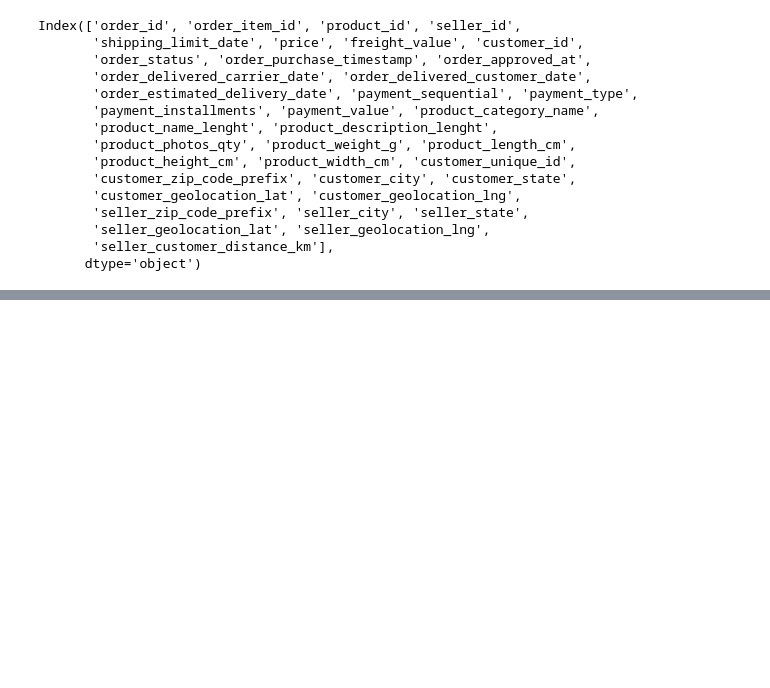
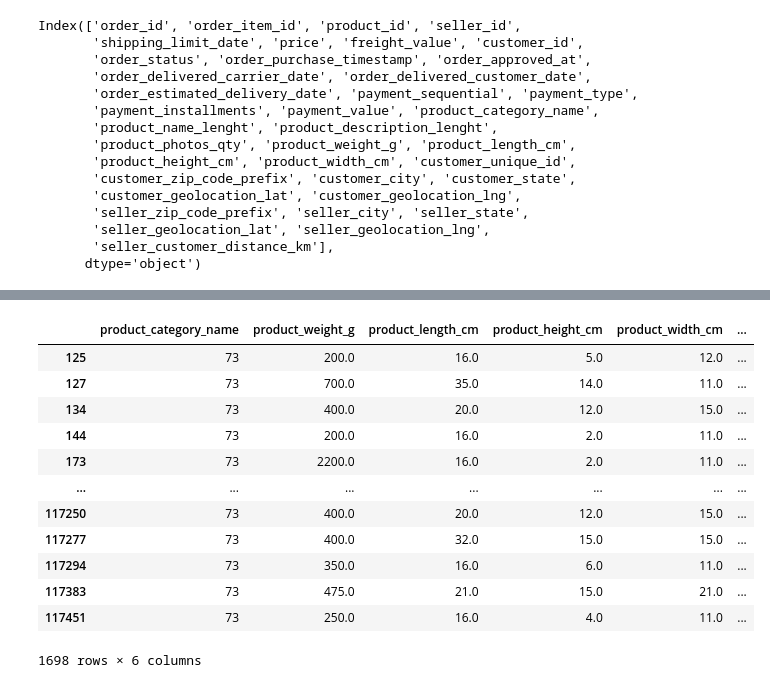
Before and after one commit to malifnasrulloh/Analysis-Data-E-Commerce, a Jupyter notebook: data_prep.ipynb, the cells around one changed output, grey strips where cells are left out. Saved outputs shown, nothing was run; the diff lists cells and outputs as text; code cells hidden in the pictures; blank space fills up the shorter version.

```diff
--- a/data_prep.ipynb
+++ b/data_prep.ipynb
@@ -27,7 +27,7 @@ state.sample(5, random_state=42)
 | 23 | RO | Rondônia |
 | 2 | AC | Acre |
 # %%
-products.replace(dict(product_translation.values), inplace=True)
+products.product_category_name = products.product_category_name.replace(dict(product_translation.values))
 products.sample(5, random_state=42)
 # %% [output]
 |  | product_id | product_category_name | product_name_lenght | product_description_lenght | product_photos_qty | ... |
@@ -272,0 +319,3 @@ Index(['order_id', 'order_item_id', 'product_id', 'seller_id',
+# %%
+price_prediction = detailed_orders_data[['product_category_name','product_weight_g', 'product_length_cm', 'product_height_cm', 'product_width_cm', 'price']]
+price_prediction.sample(5, random_state=42)
@@ -272,0 +339,7 @@ Index(['order_id', 'order_item_id', 'product_id', 'seller_id',
+# %%
+from sklearn.preprocessing import LabelEncoder
+
+product_category_name_encoder = LabelEncoder()
+price_prediction['product_category_name'] = product_category_name_encoder.fit_transform(price_prediction.product_category_name)
+
+dict(enumerate(product_category_name_encoder.classes_))
@@ -272,0 +369,16 @@ Index(['order_id', 'order_item_id', 'product_id', 'seller_id',
+# %%
+price_prediction[price_prediction.product_category_name==73]
+# %% [output]
+|  | product_category_name | product_weight_g | product_length_cm | product_height_cm | product_width_cm | ... |
+| 125 | 73 | 200.0 | 16.0 | 5.0 | 12.0 | ... |
+| 127 | 73 | 700.0 | 35.0 | 14.0 | 11.0 | ... |
+| 134 | 73 | 400.0 | 20.0 | 12.0 | 15.0 | ... |
+| 144 | 73 | 200.0 | 16.0 | 2.0 | 11.0 | ... |
+| 173 | 73 | 2200.0 | 16.0 | 2.0 | 11.0 | ... |
+| ... | ... | ... | ... | ... | ... | ... |
+| 117250 | 73 | 400.0 | 20.0 | 12.0 | 15.0 | ... |
+| 117277 | 73 | 400.0 | 32.0 | 15.0 | 15.0 | ... |
+| 117294 | 73 | 350.0 | 16.0 | 6.0 | 11.0 | ... |
+| 117383 | 73 | 475.0 | 21.0 | 15.0 | 21.0 | ... |
+| 117451 | 73 | 250.0 | 16.0 | 4.0 | 11.0 | ... |
+1698 rows × 6 columns
```
Also changed, not shown: parts of 9 cells of this notebook.
